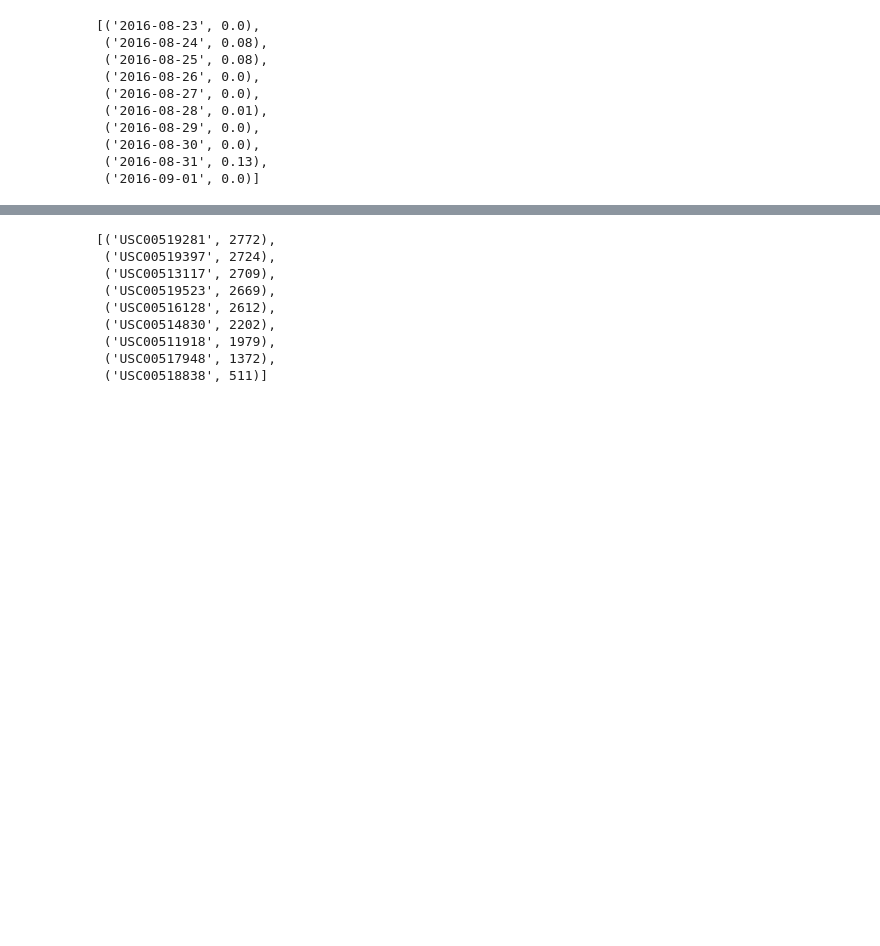
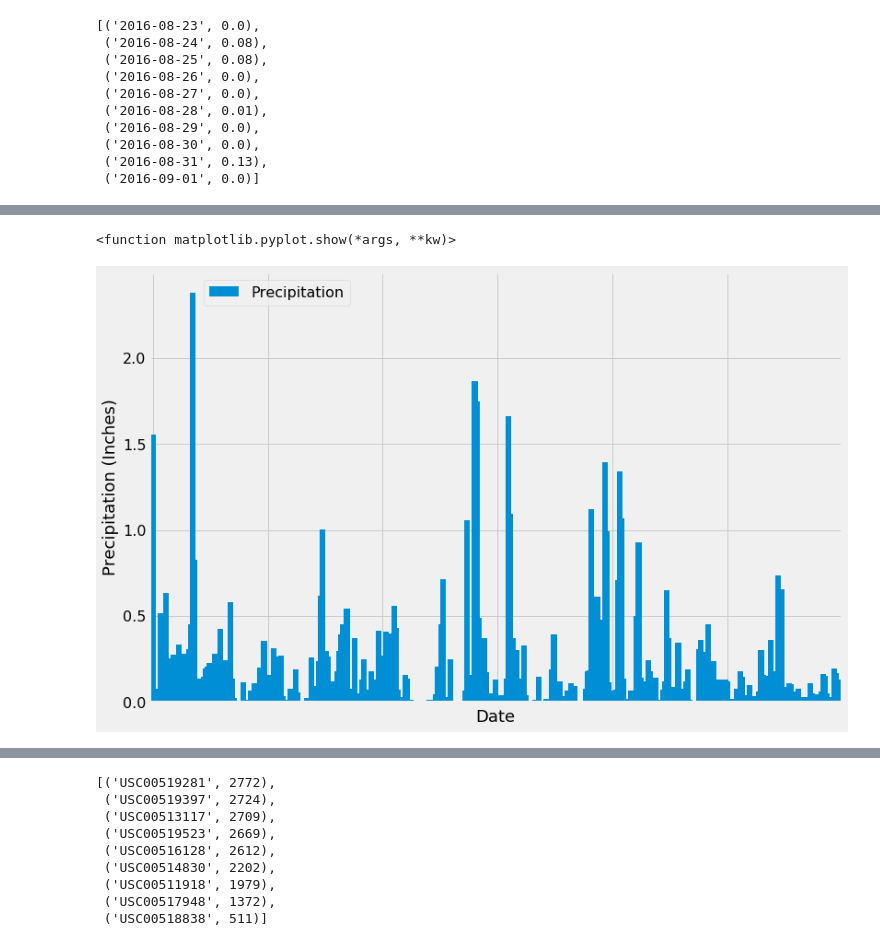
Before and after one commit to Chrisfdzl/sqlalchemy-challenge, a Jupyter notebook: climate_starter.ipynb, the cells around one changed output, grey strips where cells are left out. Saved outputs shown, nothing was run; the diff lists cells and outputs as text; code cells hidden in the pictures; blank space fills up the shorter version.

Commit message:
histogram

```diff
--- a/climate_starter.ipynb
+++ b/climate_starter.ipynb
@@ -83,0 +87,17 @@ prcp_df.head(5)
+# %%
+## I also found a way to automate the previous step by setting up the very first and the last date
+# Calculate the date 1 year ago from the last data point in the database
+#First date
+session.query(Measurement.date).order_by(Measurement.date).first().date
+date_start = session.query(Measurement.date).order_by(Measurement.date).first().date
+date_start
+
+ # Latest Date
+latest_date = session.query(Measurement.date).order_by(Measurement.date.desc()).first().date
+date_end = latest_date = session.query(Measurement.date).order_by(Measurement.date.desc()).first().date
+latest_date
+
+p_results = session.query(Measurement.date, func.avg(Measurement.prcp)).\
+                    filter(Measurement.date >= last_twelve_months).\
+                    group_by(Measurement.date).all()
+p_results
@@ -83,0 +122,7 @@ prcp_df.head(5)
+# %%
+# Perform a query to retrieve the data and precipitation scores
+
+# Save the query results as a Pandas DataFrame and set the index to the date column
+precipitation_df = pd.DataFrame(p_results, columns=['Date', 'Precipitation'])
+precipitation_df.set_index('Date', inplace=True)
+precipitation_df.head()
@@ -84,2 +137,18 @@ prcp_df.head(5)
+# %%
+
+ # Plot the precipitation for the past 12 months
+ax = precipitation_df.plot(kind='bar', width=3, figsize=(12,8))
+plt.locator_params(axis='x', nbins=6)
+ax.xaxis.set_major_formatter(plt.NullFormatter())
+ax.tick_params(axis='y', labelsize=16)
+ax.grid(True)
+plt.legend(bbox_to_anchor=(.3,1), fontsize="16")
+plt.ylabel("Precipitation (Inches)", size=18)
+plt.xlabel("Date", size=18)
+plt.savefig("../Precipitation.png")
+plt.show
+# %% [output]
+<function matplotlib.pyplot.show(*args, **kw)>
+[figure, added]
 # %%
 # Use Pandas to calcualte the summary statistics for the precipitation data
```
Also changed, not shown: parts of 14 cells of this notebook.
